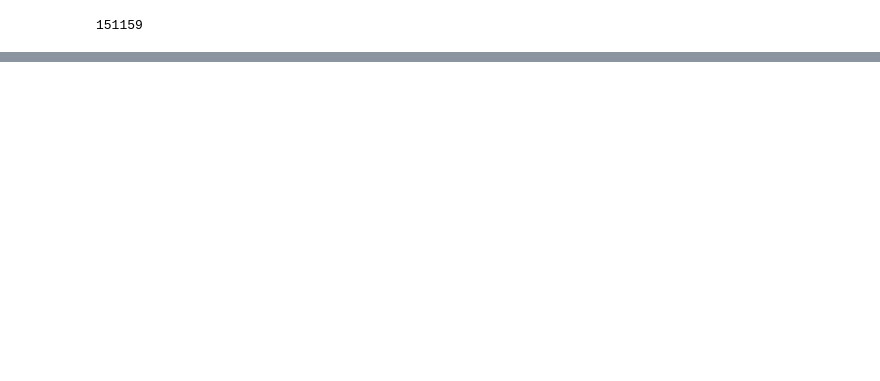
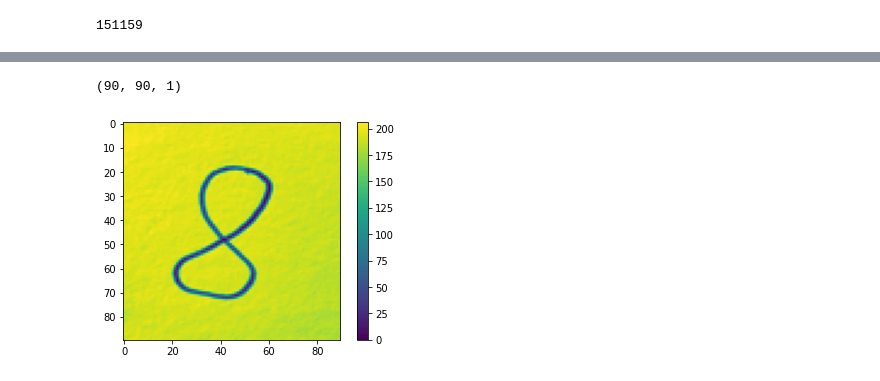
Before and after one commit to dsakharuk/Deliverable1, a Jupyter notebook: Converting_stroke_data_to_image.ipynb, the cells around one changed output, grey strips where cells are left out. Cells and saved outputs as stored; diff of their text form; code cells hidden in the pictures; blank space fills up the shorter version.

```diff
--- a/Converting_stroke_data_to_image.ipynb
+++ b/Converting_stroke_data_to_image.ipynb
@@ -590,0 +469,4 @@ for x in range(30,40):
+# %%
+test_images[3].shape
+# %% [output]
+(90, 90, 1)
@@ -590,0 +478,12 @@ for x in range(30,40):
+# %%
+#Checking the model on my own drawing
+image = PIL.Image.open('/content/8.jpg')
+image = image.convert(mode = "L")
+image = image.resize((90,90))
+plt.figure()
+plt.imshow(image)
+plt.colorbar()
+plt.grid(False)
+plt.show()
+# %% [output]
+[figure, added]
```
Also changed, not shown: parts of 49 cells of this notebook.
